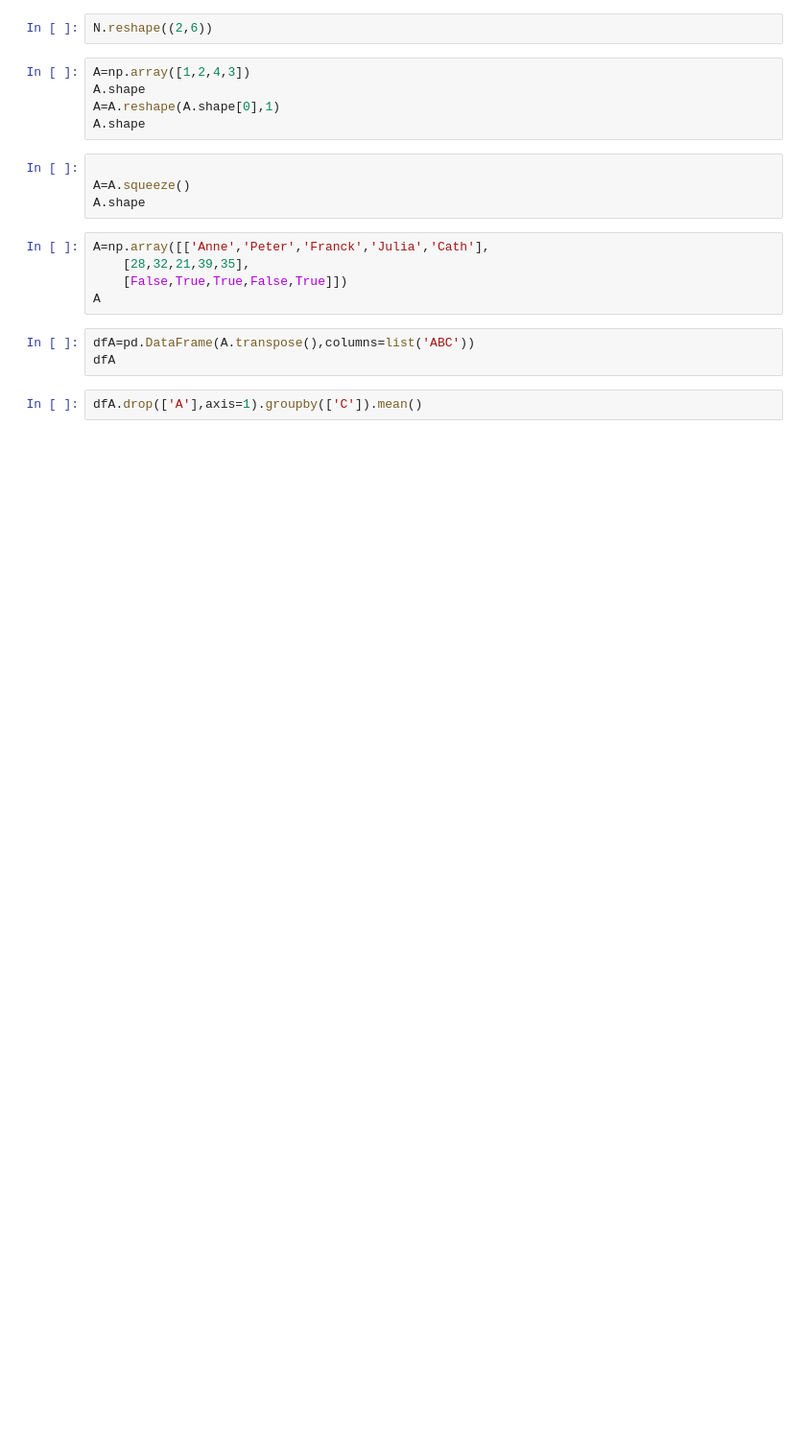
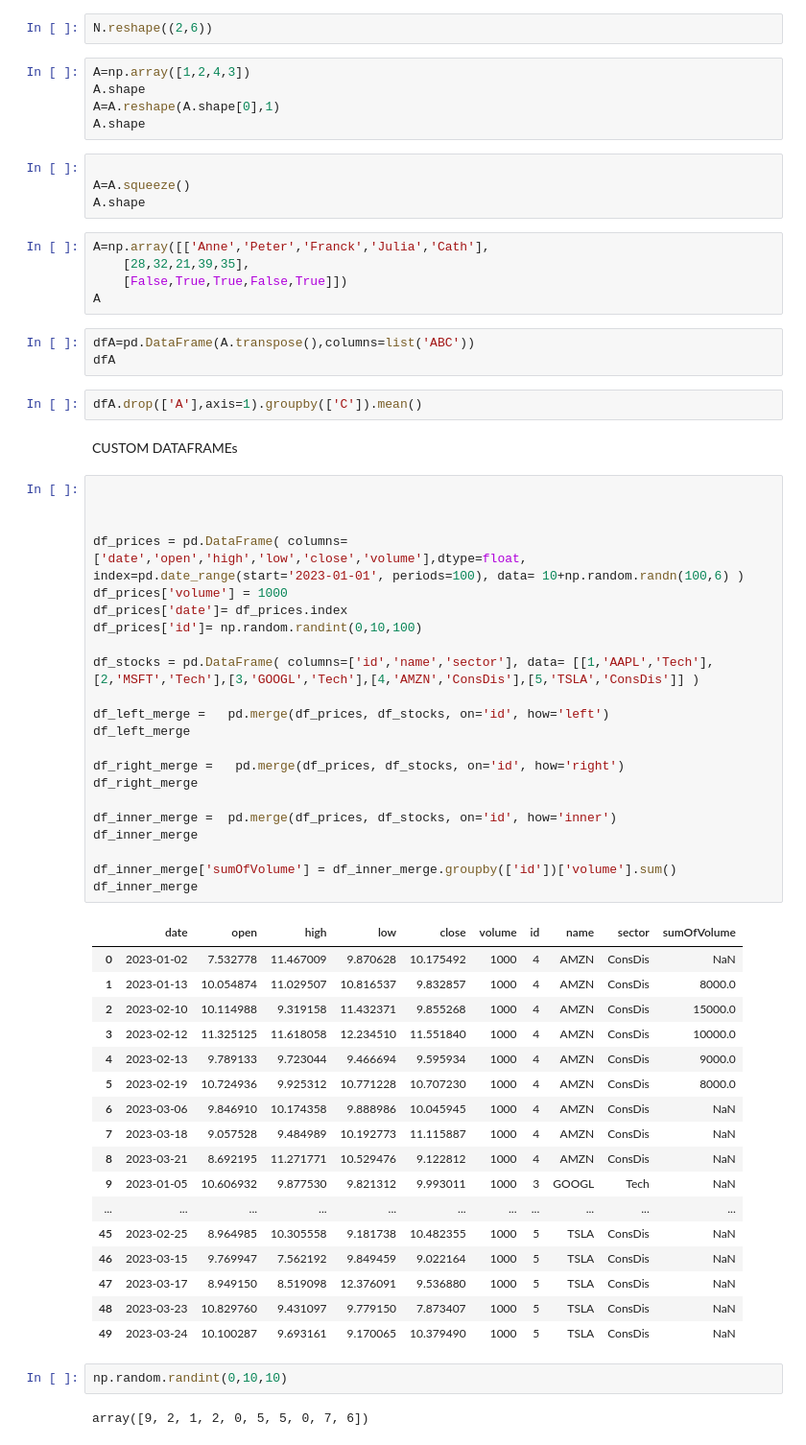
Before and after one commit to raitlhaj/Python, a Jupyter notebook: Notebooks/data_mining_exercises.ipynb, the cells around one changed output. Shown at 96% size. Saved outputs shown, nothing was run; the diff lists cells and outputs as text; blank space fills up the shorter version.

Commit message:
Custom dataframes manipulation

```diff
--- a/Notebooks/data_mining_exercises.ipynb
+++ b/Notebooks/data_mining_exercises.ipynb
@@ -266,3 +266,49 @@ dfA=pd.DataFrame(A.transpose(),columns=list('ABC'))
 dfA
 # %%
 dfA.drop(['A'],axis=1).groupby(['C']).mean()
+# %% [markdown]
+CUSTOM DATAFRAMEs
+# %%
+
+
+
+df_prices = pd.DataFrame( columns=['date','open','high','low','close','volume'],dtype=float, index=pd.date_range(start='2023-01-01', periods=100), data= 10+np.random.randn(100,6) )
+df_prices['volume'] = 1000
+df_prices['date']= df_prices.index
+df_prices['id']= np.random.randint(0,10,100)
+
+df_stocks = pd.DataFrame( columns=['id','name','sector'], data= [[1,'AAPL','Tech'],[2,'MSFT','Tech'],[3,'GOOGL','Tech'],[4,'AMZN','ConsDis'],[5,'TSLA','ConsDis']] )
+
+df_left_merge =   pd.merge(df_prices, df_stocks, on='id', how='left')
+df_left_merge
+
+df_right_merge =   pd.merge(df_prices, df_stocks, on='id', how='right')
+df_right_merge
+
+df_inner_merge =  pd.merge(df_prices, df_stocks, on='id', how='inner')
+df_inner_merge
+
+df_inner_merge['sumOfVolume'] = df_inner_merge.groupby(['id'])['volume'].sum()
+df_inner_merge
+# %% [output]
+|  | date | open | high | low | close | volume | id | name | sector | sumOfVolume |
+| 0 | 2023-01-02 | 7.532778 | 11.467009 | 9.870628 | 10.175492 | 1000 | 4 | AMZN | ConsDis | NaN |
+| 1 | 2023-01-13 | 10.054874 | 11.029507 | 10.816537 | 9.832857 | 1000 | 4 | AMZN | ConsDis | 8000.0 |
+| 2 | 2023-02-10 | 10.114988 | 9.319158 | 11.432371 | 9.855268 | 1000 | 4 | AMZN | ConsDis | 15000.0 |
+| 3 | 2023-02-12 | 11.325125 | 11.618058 | 12.234510 | 11.551840 | 1000 | 4 | AMZN | ConsDis | 10000.0 |
+| 4 | 2023-02-13 | 9.789133 | 9.723044 | 9.466694 | 9.595934 | 1000 | 4 | AMZN | ConsDis | 9000.0 |
+| 5 | 2023-02-19 | 10.724936 | 9.925312 | 10.771228 | 10.707230 | 1000 | 4 | AMZN | ConsDis | 8000.0 |
+| 6 | 2023-03-06 | 9.846910 | 10.174358 | 9.888986 | 10.045945 | 1000 | 4 | AMZN | ConsDis | NaN |
+| 7 | 2023-03-18 | 9.057528 | 9.484989 | 10.192773 | 11.115887 | 1000 | 4 | AMZN | ConsDis | NaN |
+| 8 | 2023-03-21 | 8.692195 | 11.271771 | 10.529476 | 9.122812 | 1000 | 4 | AMZN | ConsDis | NaN |
+| 9 | 2023-01-05 | 10.606932 | 9.877530 | 9.821312 | 9.993011 | 1000 | 3 | GOOGL | Tech | NaN |
+| ... | ... | ... | ... | ... | ... | ... | ... | ... | ... | ... |
+| 45 | 2023-02-25 | 8.964985 | 10.305558 | 9.181738 | 10.482355 | 1000 | 5 | TSLA | ConsDis | NaN |
+| 46 | 2023-03-15 | 9.769947 | 7.562192 | 9.849459 | 9.022164 | 1000 | 5 | TSLA | ConsDis | NaN |
+| 47 | 2023-03-17 | 8.949150 | 8.519098 | 12.376091 | 9.536880 | 1000 | 5 | TSLA | ConsDis | NaN |
+| 48 | 2023-03-23 | 10.829760 | 9.431097 | 9.779150 | 7.873407 | 1000 | 5 | TSLA | ConsDis | NaN |
+| 49 | 2023-03-24 | 10.100287 | 9.693161 | 9.170065 | 10.379490 | 1000 | 5 | TSLA | ConsDis | NaN |
+# %%
+np.random.randint(0,10,10)
+# %% [output]
+array([9, 2, 1, 2, 0, 5, 5, 0, 7, 6])
```
